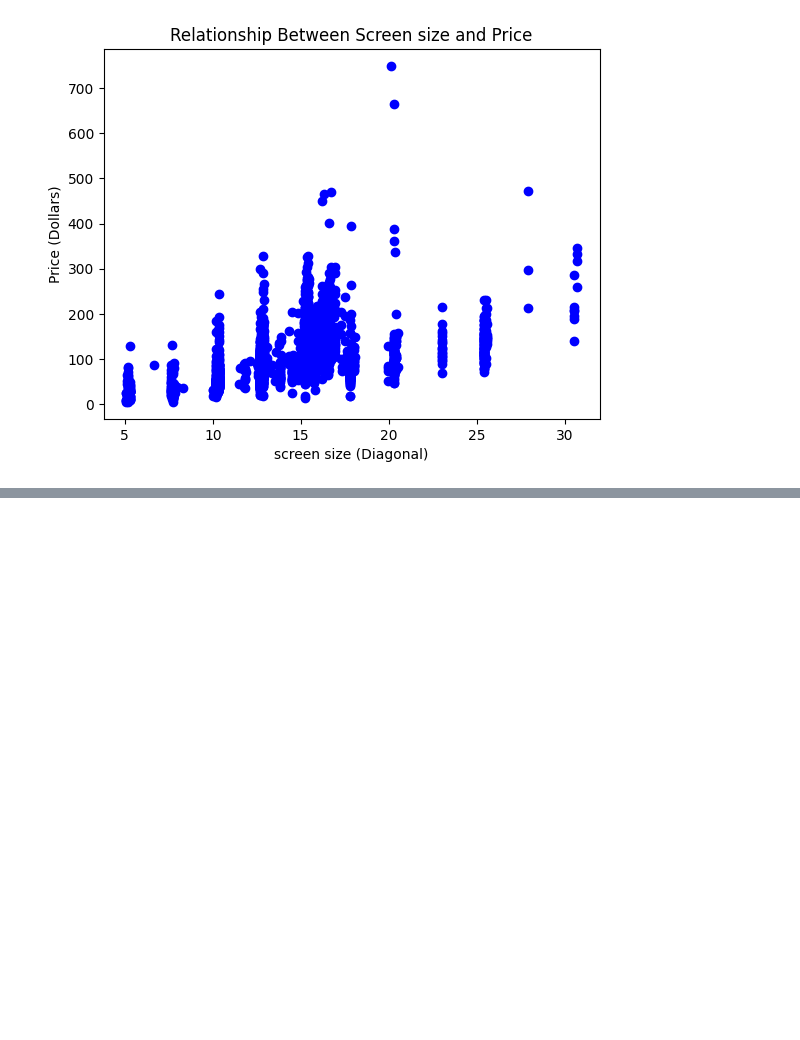
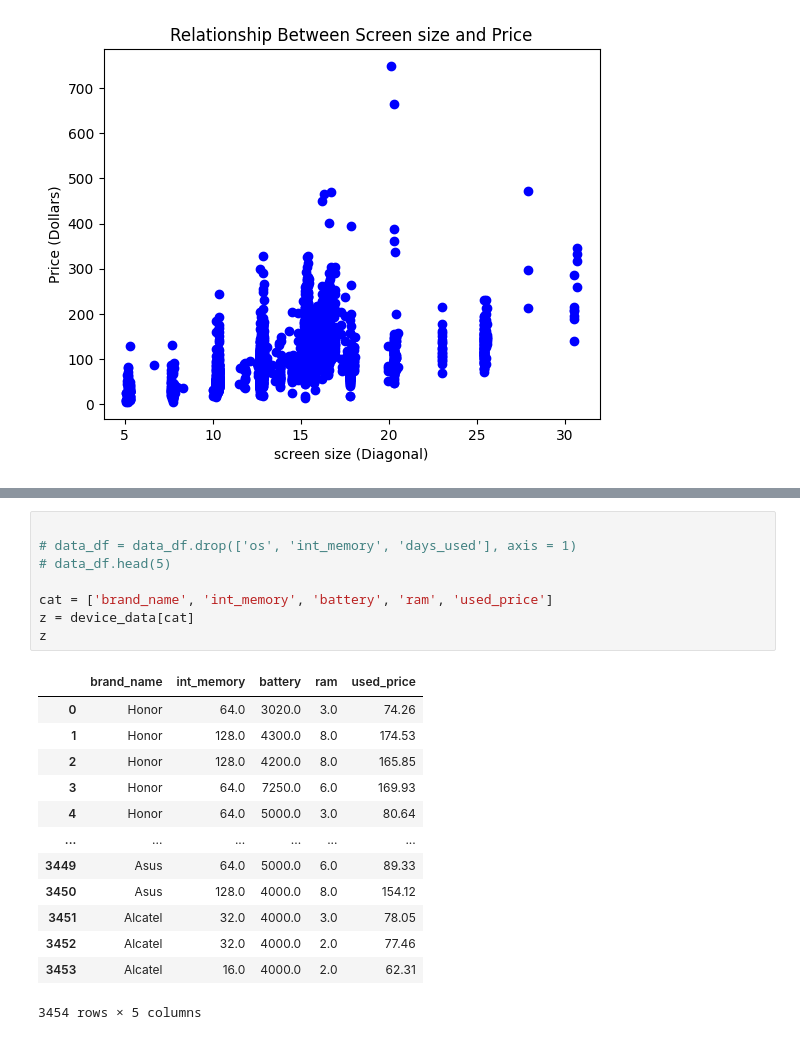
Before and after one commit to bramoo660/data_analytics_python, a Jupyter notebook: used_device_data.ipynb, the cells around one changed output, grey strips where cells are left out. Drawn from its saved outputs; the diff is of its cells as text; blank space fills up the shorter version.

```diff
--- a/used_device_data.ipynb
+++ b/used_device_data.ipynb
@@ -470,0 +467,22 @@ plt.show()
+# %%
+
+# data_df = data_df.drop(['os', 'int_memory', 'days_used'], axis = 1)
+# data_df.head(5)
+
+cat = ['brand_name', 'int_memory', 'battery', 'ram', 'used_price']
+z = device_data[cat]
+z
+# %% [output]
+|  | brand_name | int_memory | battery | ram | used_price |
+| 0 | Honor | 64.0 | 3020.0 | 3.0 | 74.26 |
+| 1 | Honor | 128.0 | 4300.0 | 8.0 | 174.53 |
+| 2 | Honor | 128.0 | 4200.0 | 8.0 | 165.85 |
+| 3 | Honor | 64.0 | 7250.0 | 6.0 | 169.93 |
+| 4 | Honor | 64.0 | 5000.0 | 3.0 | 80.64 |
+| ... | ... | ... | ... | ... | ... |
+| 3449 | Asus | 64.0 | 5000.0 | 6.0 | 89.33 |
+| 3450 | Asus | 128.0 | 4000.0 | 8.0 | 154.12 |
+| 3451 | Alcatel | 32.0 | 4000.0 | 3.0 | 78.05 |
+| 3452 | Alcatel | 32.0 | 4000.0 | 2.0 | 77.46 |
+| 3453 | Alcatel | 16.0 | 4000.0 | 2.0 | 62.31 |
+3454 rows × 5 columns
```
Also changed, not shown: parts of 16 cells of this notebook, 8 other files.
